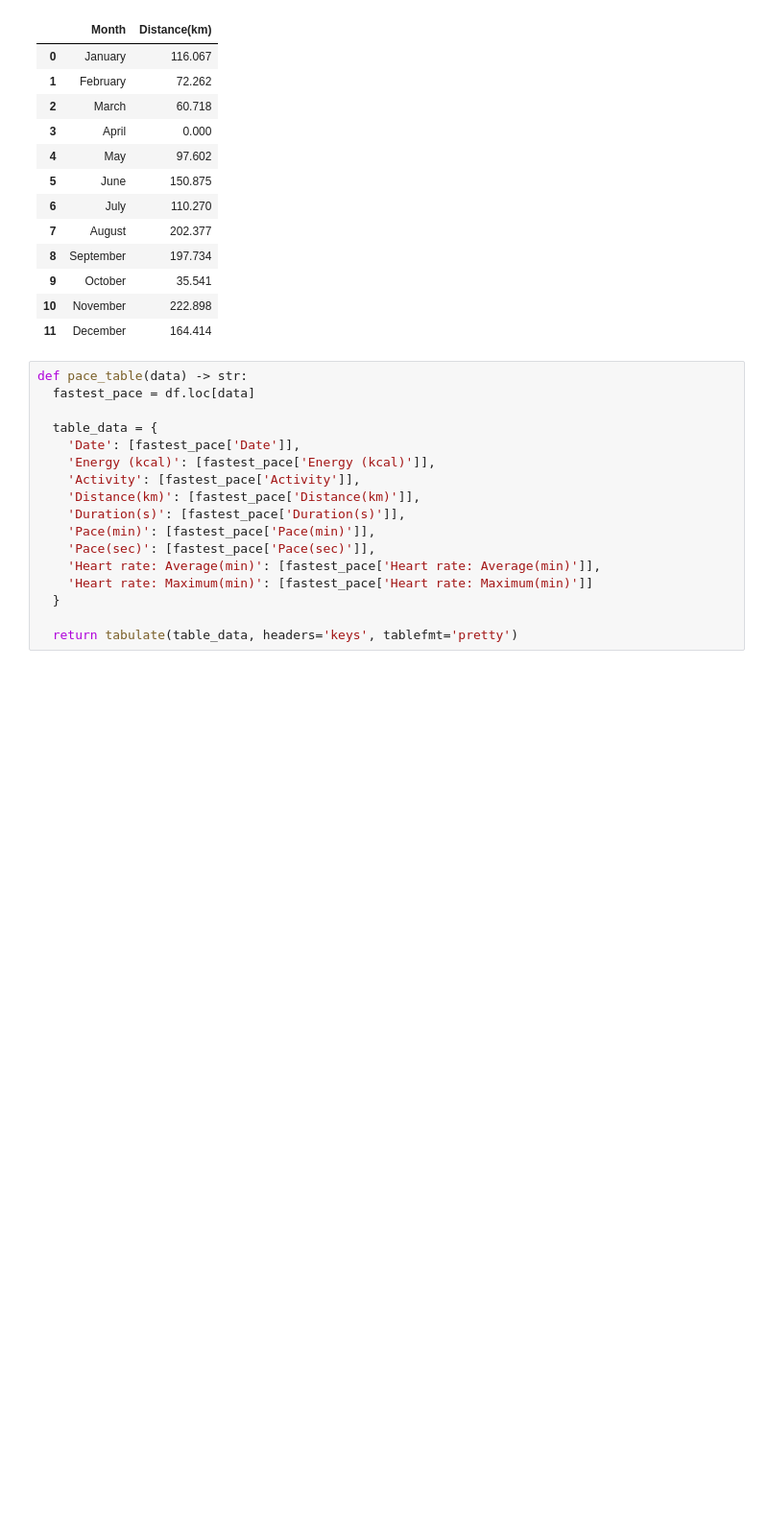
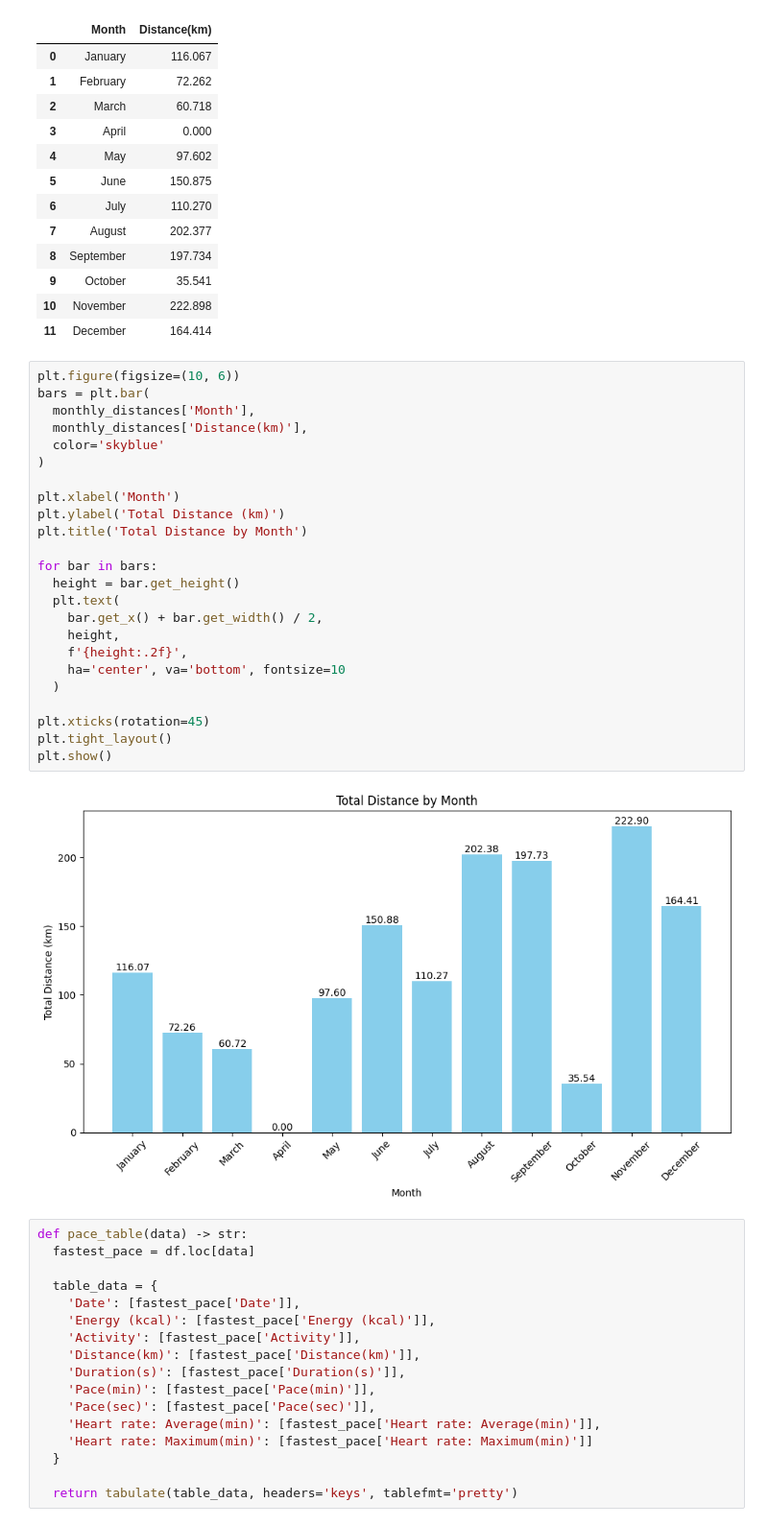
Before and after one commit to JFKongphop/running-analysis, a Jupyter notebook: index.ipynb, the cells around one changed output. Shown at 96% size. Drawn from its saved outputs; the diff is of its cells as text; blank space fills up the shorter version.

Commit message:
add bar chart for sum of each month

```diff
--- a/index.ipynb
+++ b/index.ipynb
@@ -359,6 +360,32 @@ monthly_distances
 | 9 | October | 35.541 |
 | 10 | November | 222.898 |
 | 11 | December | 164.414 |
+# %%
+plt.figure(figsize=(10, 6))
+bars = plt.bar(
+  monthly_distances['Month'],
+  monthly_distances['Distance(km)'],
+  color='skyblue'
+)
+
+plt.xlabel('Month')
+plt.ylabel('Total Distance (km)')
+plt.title('Total Distance by Month')
+
+for bar in bars:
+  height = bar.get_height()
+  plt.text(
+    bar.get_x() + bar.get_width() / 2,
+    height,
+    f'{height:.2f}',
+    ha='center', va='bottom', fontsize=10
+  )
+
+plt.xticks(rotation=45)
+plt.tight_layout()
+plt.show()
+# %% [output]
+[figure, added]
 # %%
 def pace_table(data) -> str:
   fastest_pace = df.loc[data]
```
Also changed, not shown: parts of 1 cell of this notebook.
